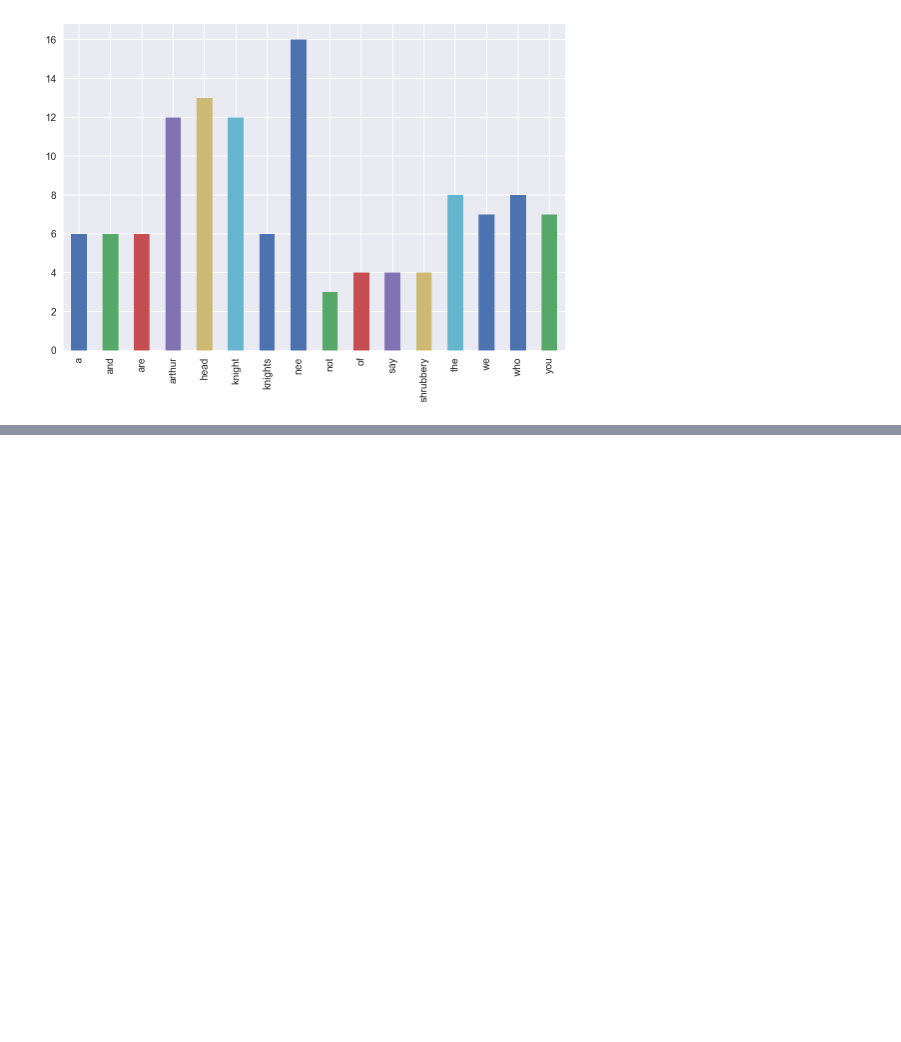
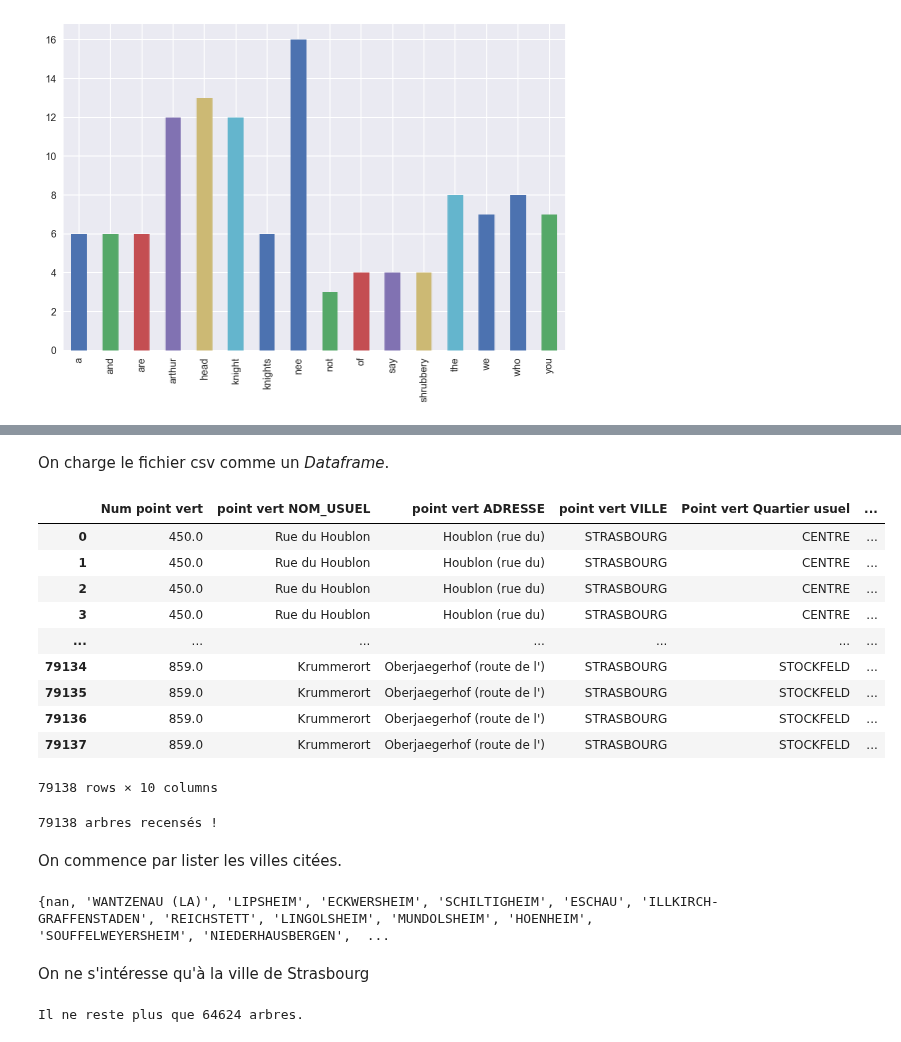
Before and after one commit to fitzinger/cours-python, a Jupyter notebook: 07-CoursPython-pandas/07-CoursPython-pandas.ipynb, the cells around one changed output, grey strips where cells are left out. Cells and saved outputs as stored; diff of their text form; code cells hidden in the pictures; blank space fills up the shorter version.

```diff
--- a/07-CoursPython-pandas/07-CoursPython-pandas.ipynb
+++ b/07-CoursPython-pandas/07-CoursPython-pandas.ipynb
@@ -47,6 +47,7 @@ Un outil pour l'analyse de données
 # %%
 import pandas as pd
 import numpy as np
+pd.set_option("display.max_rows", 8)  # Pour limiter le nombre de lignes affichées
 # %%
 print(pd.Series([10, 8, 7, 6, 5]))
 print(pd.Series([4, 3, 2, 1, 0.]))
@@ -192,11 +189,0 @@ words.plot(kind='bar');
-# %%
-%reset -f
-%matplotlib inline
-%config InlineBackend.figure_format = 'retina'
-import pandas as pd
-import numpy as np
-import matplotlib.pyplot as plt
-import seaborn as sns
-sns.set()
-pd.set_option("display.max_rows", 15)
-plt.rcParams['figure.figsize'] = (9, 6)
@@ -394,0 +265,34 @@ display(map1)
+# %% [markdown]
+On charge le fichier csv comme un *Dataframe*.
+# %%
+arbres_all = pd.read_csv("arbres/CUS_CUS_DEPN_ARBR.csv", encoding='latin', delimiter=";")
+arbres_all
+# %% [output]
+|  | Num point vert | point vert NOM_USUEL | point vert ADRESSE | point vert VILLE | Point vert Quartier usuel | ... |
+| 0 | 450.0 | Rue du Houblon | Houblon (rue du) | STRASBOURG | CENTRE | ... |
+| 1 | 450.0 | Rue du Houblon | Houblon (rue du) | STRASBOURG | CENTRE | ... |
+| 2 | 450.0 | Rue du Houblon | Houblon (rue du) | STRASBOURG | CENTRE | ... |
+| 3 | 450.0 | Rue du Houblon | Houblon (rue du) | STRASBOURG | CENTRE | ... |
+| ... | ... | ... | ... | ... | ... | ... |
+| 79134 | 859.0 | Krummerort | Oberjaegerhof (route de l') | STRASBOURG | STOCKFELD | ... |
+| 79135 | 859.0 | Krummerort | Oberjaegerhof (route de l') | STRASBOURG | STOCKFELD | ... |
+| 79136 | 859.0 | Krummerort | Oberjaegerhof (route de l') | STRASBOURG | STOCKFELD | ... |
+| 79137 | 859.0 | Krummerort | Oberjaegerhof (route de l') | STRASBOURG | STOCKFELD | ... |
+79138 rows × 10 columns
+# %%
+print("{} arbres recensés !".format(len(arbres_all)))
+# %% [output]
+79138 arbres recensés !
+# %% [markdown]
+On commence par lister les villes citées.
+# %%
+print(set(arbres_all['point vert VILLE']))
+# %% [output]
+{nan, 'WANTZENAU (LA)', 'LIPSHEIM', 'ECKWERSHEIM', 'SCHILTIGHEIM', 'ESCHAU', 'ILLKIRCH-GRAFFENSTADEN', 'REICHSTETT', 'LINGOLSHEIM', 'MUNDOLSHEIM', 'HOENHEIM', 'SOUFFELWEYERSHEIM', 'NIEDERHAUSBERGEN',  ...
+# %% [markdown]
+On ne s'intéresse qu'à la ville de Strasbourg
+# %%
+arbres = arbres_all[arbres_all['point vert VILLE'] ==  "STRASBOURG"]
+print("Il ne reste plus que {} arbres.".format(len(arbres)))
+# %% [output]
+Il ne reste plus que 64624 arbres.
```
Also changed, not shown: parts of 96 cells of this notebook.
